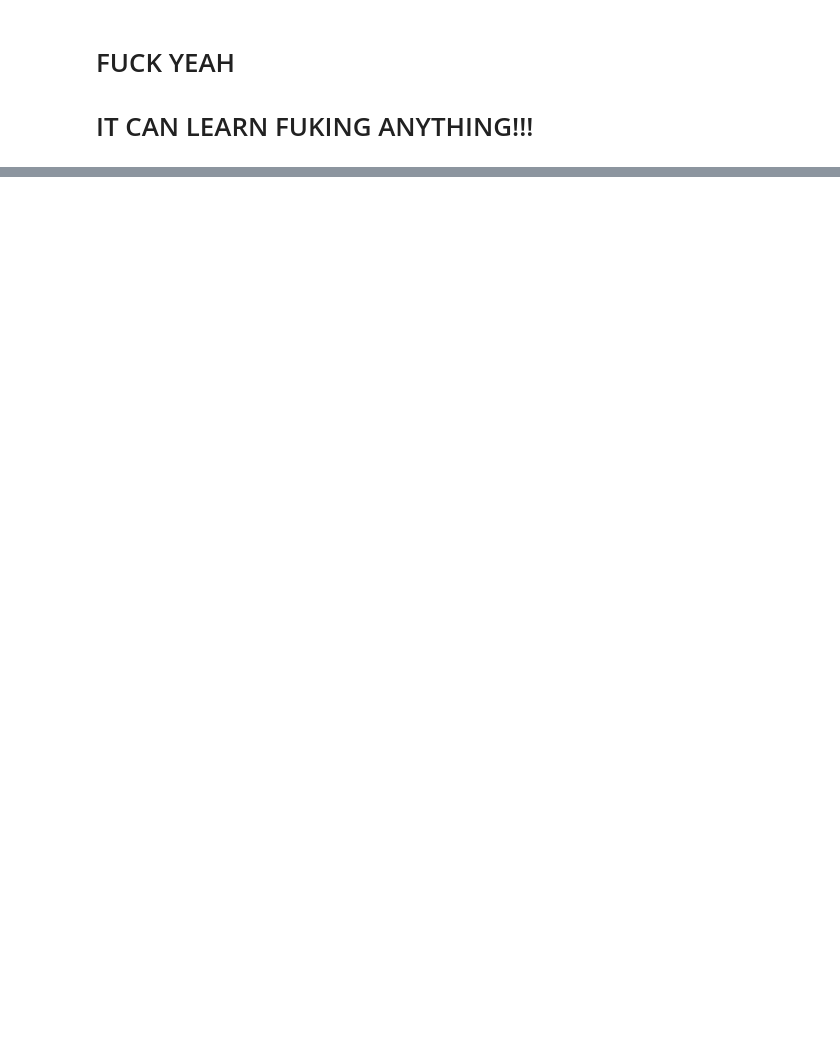
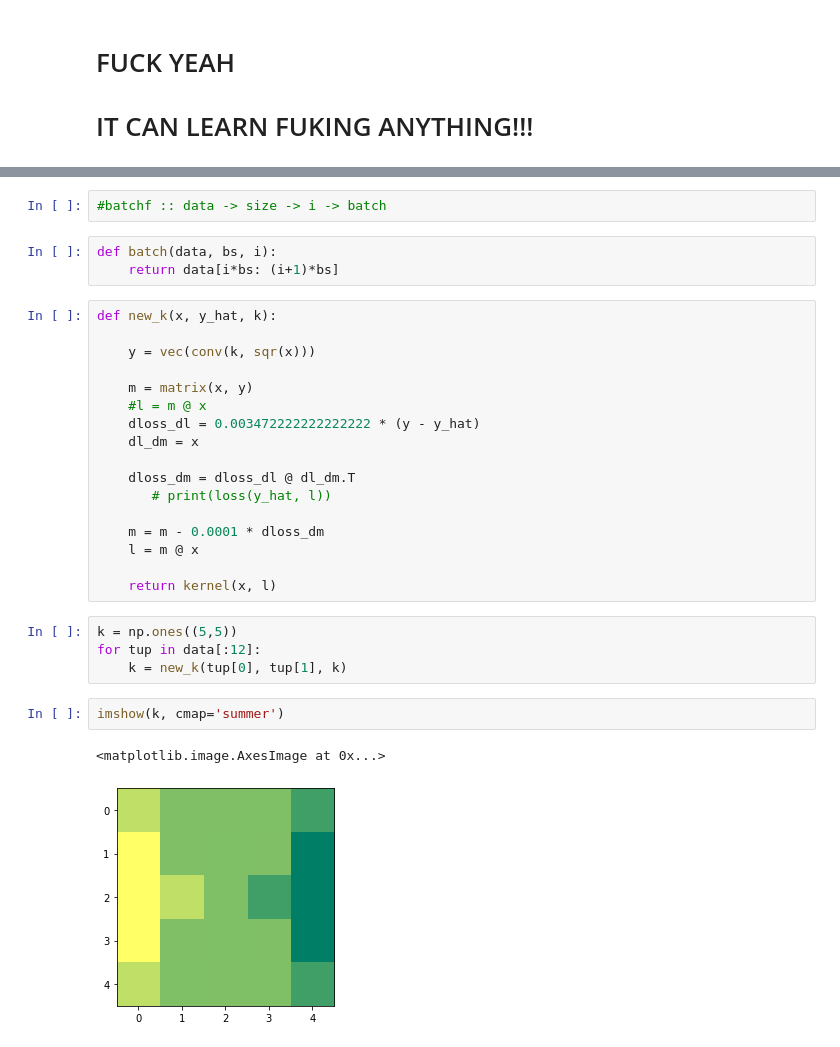
Before and after one commit to 8const/convnet_second_attempt, a Jupyter notebook: learning_kernels.ipynb, the cells around one changed output, grey strips where cells are left out. Saved outputs shown, nothing was run; the diff lists cells and outputs as text; blank space fills up the shorter version.

Commit message:
batch function to learn kernels

```diff
--- a/learning_kernels.ipynb
+++ b/learning_kernels.ipynb
@@ -441,0 +440,31 @@ j
+# %%
+#batchf :: data -> size -> i -> batch
+# %%
+def batch(data, bs, i):
+    return data[i*bs: (i+1)*bs]
+# %%
+def new_k(x, y_hat, k):
+
+    y = vec(conv(k, sqr(x)))
+
+    m = matrix(x, y)
+    #l = m @ x
+    dloss_dl = 0.003472222222222222 * (y - y_hat)
+    dl_dm = x
+
+    dloss_dm = dloss_dl @ dl_dm.T
+       # print(loss(y_hat, l))
+
+    m = m - 0.0001 * dloss_dm
+    l = m @ x
+
+    return kernel(x, l)
+# %%
+k = np.ones((5,5))
+for tup in data[:12]:
+    k = new_k(tup[0], tup[1], k)
+# %%
+imshow(k, cmap='summer')
+# %% [output]
+<matplotlib.image.AxesImage at 0x...>
+[figure, added]
```
Also changed, not shown: parts of 38 cells of this notebook.
